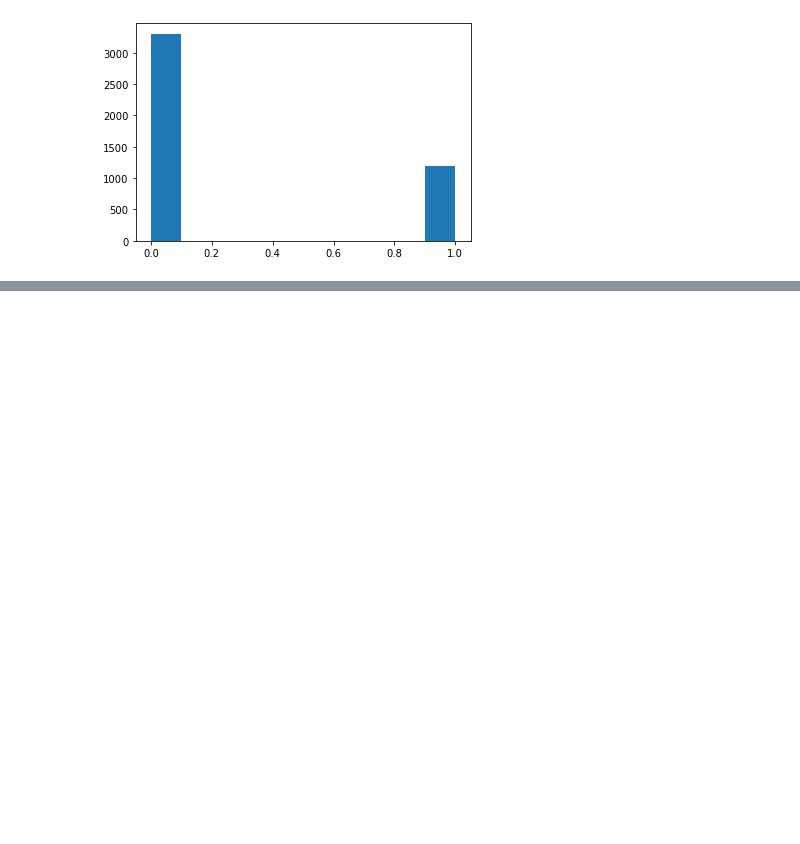
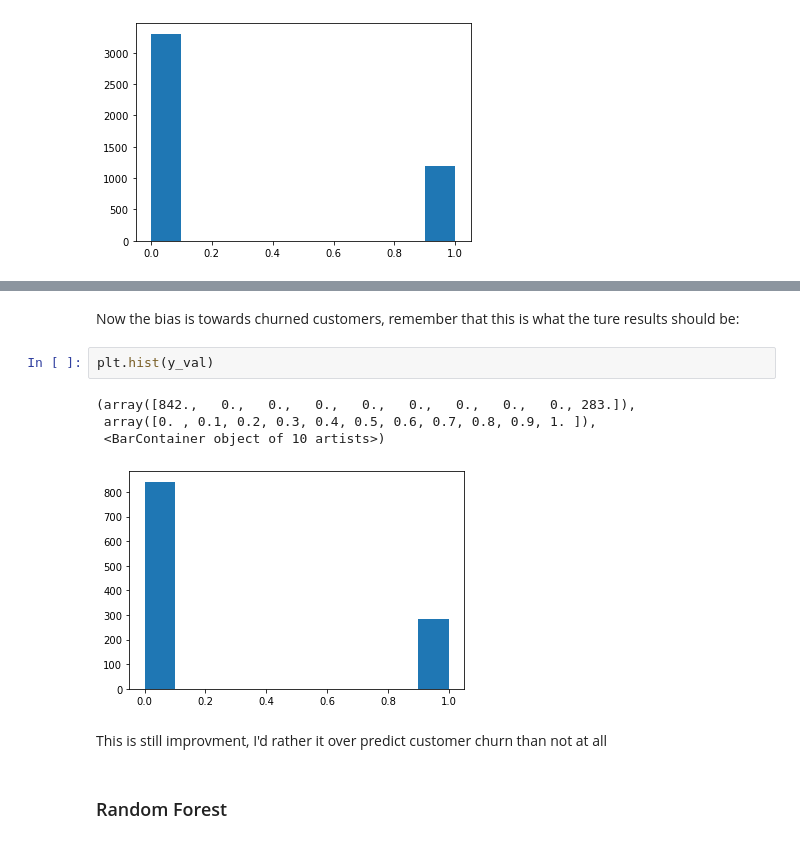
Before and after one commit to Booandlean/Telco_Customer_Churn-, a Jupyter notebook: Recall_modeling_plus_SMOTE.ipynb, the cells around one changed output, grey strips where cells are left out. Drawn from its saved outputs; the diff is of its cells as text; blank space fills up the shorter version.

```diff
--- a/Recall_modeling_plus_SMOTE.ipynb
+++ b/Recall_modeling_plus_SMOTE.ipynb
@@ -84,0 +244,13 @@ plt.hist(y_t)
+# %% [markdown]
+Now the bias is towards churned customers, remember that this is what the ture results should be:
+# %%
+plt.hist(y_val)
+# %% [output]
+(array([842.,   0.,   0.,   0.,   0.,   0.,   0.,   0.,   0., 283.]),
+ array([0. , 0.1, 0.2, 0.3, 0.4, 0.5, 0.6, 0.7, 0.8, 0.9, 1. ]),
+ <BarContainer object of 10 artists>)
+[figure, added]
+# %% [markdown]
+This is still improvment, I'd rather it over predict customer churn than not at all
+# %% [markdown]
+### Random Forest
```
Also changed, not shown: parts of 43 cells of this notebook, 1 other file.
